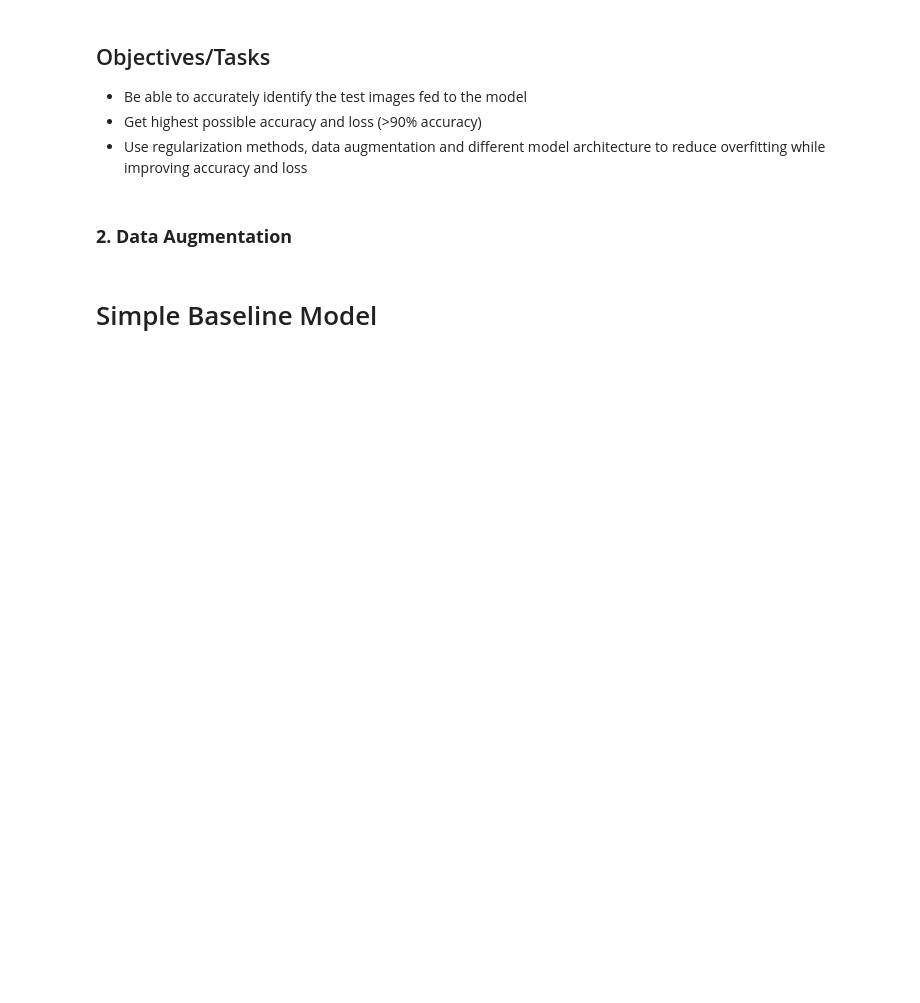
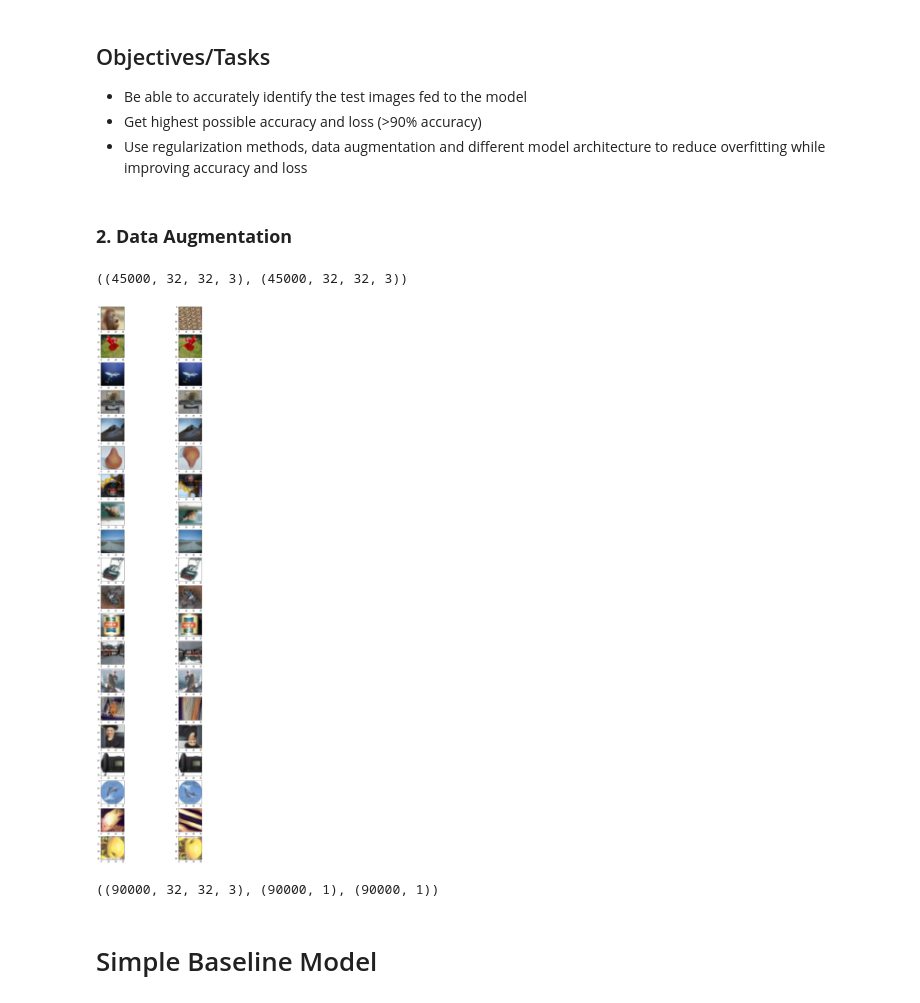
Before and after one commit to Amirrahman19/DeepLearning, a Jupyter notebook: CA1/PartB/cifar100-Copy1.ipynb, the cells around one changed output. Saved outputs shown, nothing was run; the diff lists cells and outputs as text; code cells hidden in the pictures; blank space fills up the shorter version.

Commit message:
data guamentation

```diff
--- a/CA1/PartB/cifar100-Copy1.ipynb
+++ b/CA1/PartB/cifar100-Copy1.ipynb
@@ -288,11 +288,50 @@ class DataGenerator(keras.utils.Sequence):
         return composition(image = img)['image']
 
 
-    def __augment_batch(self, img_batch):
+    def augment_batch(self, img_batch):
         for i in range(img_batch.shape[0]):
             img_batch[i] = self.__random_transform(img_batch[i])
 
         return img_batch
+# %%
+gen = DataGenerator(x_train.copy())
+x_train_aug = gen.augment_batch(x_train.copy())
+
+x_train.shape, x_train_aug.shape
+# %% [output]
+((45000, 32, 32, 3), (45000, 32, 32, 3))
+# %%
+
+
+import matplotlib.pyplot as plt
+
+NUM_ROW = 20               # CHANGE THIS
+NUM_COL = 2               # CHANGE THIS
+WIDTH = 14                # CHANGE THIS
+HEIGHT = 56               # CHANGE THIS
+
+fig, ax = plt.subplots(NUM_ROW, NUM_COL, figsize=(WIDTH, HEIGHT))
+row_i = 0
+col_i = 0
+
+for i in range(20):
+    a = x_train[i]
+    b = x_train_aug[i]
+
+    ax[i, 0].imshow(a, cmap=plt.cm.binary)
+    ax[i, 1].imshow(b, cmap=plt.cm.binary)
+
+plt.show()
+# %% [output]
+[figure, added]
+# %%
+x_train_aug_all = np.concatenate([x_train, x_train_aug], axis=0)
+y_train_coarse_aug_all = np.concatenate([y_train_coarse, y_train_coarse], axis=0)
+y_train_fine_aug_all = np.concatenate([y_train_fine, y_train_fine], axis=0)
+
+x_train_aug_all.shape, y_train_coarse_aug_all.shape, y_train_fine_aug_all.shape
+# %% [output]
+((90000, 32, 32, 3), (90000, 1), (90000, 1))
 # %% [markdown]
 # Simple Baseline Model
 # %% [markdown]
```
Also changed, not shown: parts of 3 cells of this notebook, 1 other file.
